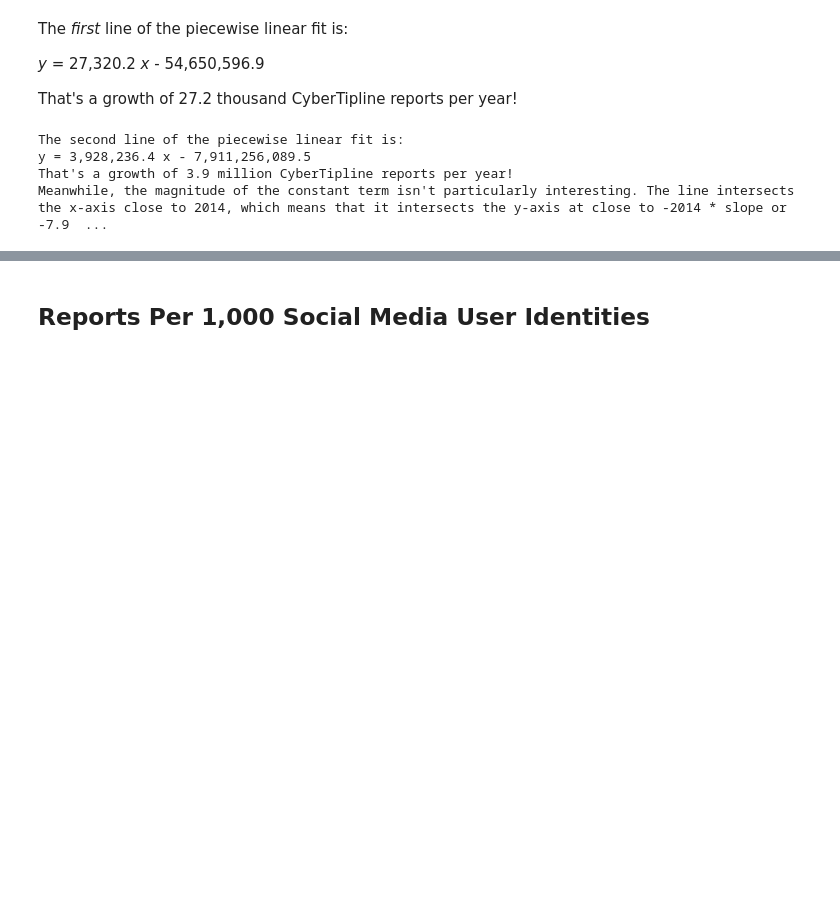
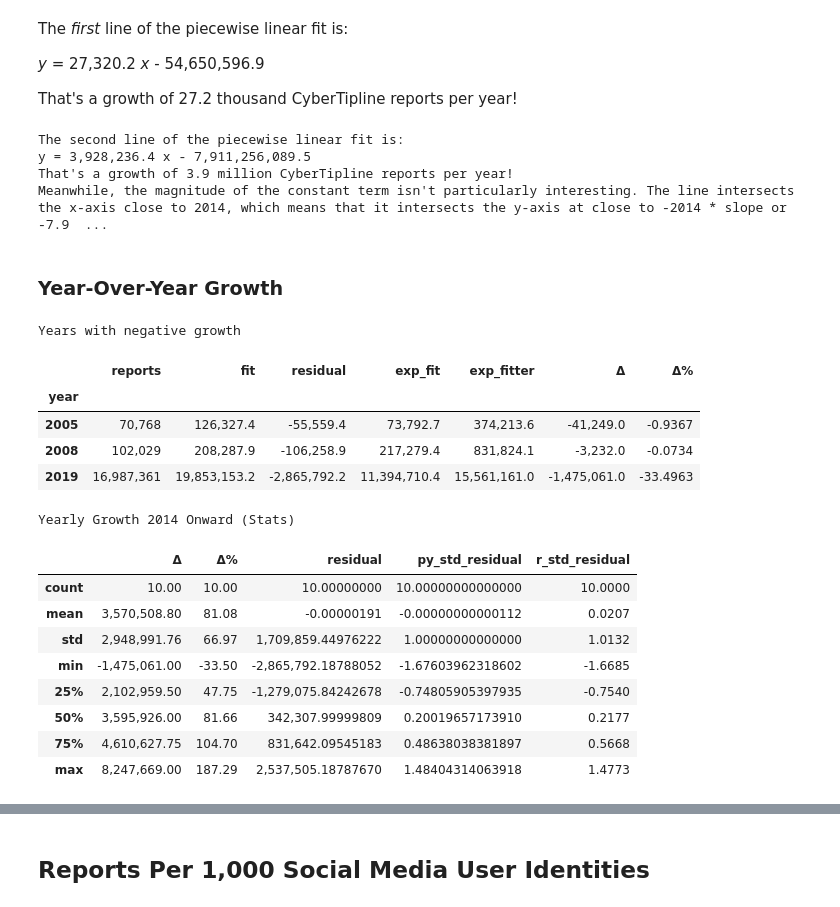
Before and after one commit to apparebit/diaphanous, a Jupyter notebook: analysis/reports.ipynb, the cells around one changed output, grey strips where cells are left out. Saved outputs shown, nothing was run; the diff lists cells and outputs as text; code cells hidden in the pictures; blank space fills up the shorter version.

```diff
--- a/analysis/reports.ipynb
+++ b/analysis/reports.ipynb
@@ -122,4 +122,37 @@ The second line of the piecewise linear fit is:
 y = 3,928,236.4 x - 7,911,256,089.5
 That's a growth of 3.9 million CyberTipline reports per year!
 Meanwhile, the magnitude of the constant term isn't particularly interesting. The line intersects the x-axis close to 2014, which means that it intersects the y-axis at close to -2014 * slope or -7.9  ...
+# %%
+show("<h3>Year-Over-Year Growth</h3>")
+
+show(reports_per_year[reports_per_year["Δ%"] < 0], caption="Years with negative growth")
+onward2014 = reports_per_year[reports_per_year.index >= 2014].copy()
+
+onward2014['r_std_residual'] = (
+    pd.read_csv("../data/ocse-reports-std-residuals.csv")
+    .set_index("year")
+)
+
+stats2014 = onward2014[["Δ", "Δ%", "residual"]].describe()
+onward2014["py_std_residual"] = onward2014["residual"] / stats2014.loc["std", "residual"]
+stats2014 = onward2014[["Δ", "Δ%", "residual", "py_std_residual", "r_std_residual"]].describe()
+show(stats2014, caption="Yearly Growth 2014 Onward (Stats)")
+# %% [output]
+Year-Over-Year Growth
+Years with negative growth
+|  | reports | fit | residual | exp_fit | exp_fitter | Δ | Δ% |
+| year |  |  |  |  |  |  |  |
+| 2005 | 70,768 | 126,327.4 | -55,559.4 | 73,792.7 | 374,213.6 | -41,249.0 | -0.9367 |
+| 2008 | 102,029 | 208,287.9 | -106,258.9 | 217,279.4 | 831,824.1 | -3,232.0 | -0.0734 |
+| 2019 | 16,987,361 | 19,853,153.2 | -2,865,792.2 | 11,394,710.4 | 15,561,161.0 | -1,475,061.0 | -33.4963 |
+Yearly Growth 2014 Onward (Stats)
+|  | Δ | Δ% | residual | py_std_residual | r_std_residual |
+| count | 10.00 | 10.00 | 10.00000000 | 10.00000000000000 | 10.0000 |
+| mean | 3,570,508.80 | 81.08 | -0.00000191 | -0.00000000000112 | 0.0207 |
+| std | 2,948,991.76 | 66.97 | 1,709,859.44976222 | 1.00000000000000 | 1.0132 |
+| min | -1,475,061.00 | -33.50 | -2,865,792.18788052 | -1.67603962318602 | -1.6685 |
+| 25% | 2,102,959.50 | 47.75 | -1,279,075.84242678 | -0.74805905397935 | -0.7540 |
+| 50% | 3,595,926.00 | 81.66 | 342,307.99999809 | 0.20019657173910 | 0.2177 |
+| 75% | 4,610,627.75 | 104.70 | 831,642.09545183 | 0.48638038381897 | 0.5668 |
+| max | 8,247,669.00 | 187.29 | 2,537,505.18787670 | 1.48404314063918 | 1.4773 |
 # %%
```
Also changed, not shown: parts of 2 cells of this notebook, 2 other files.
